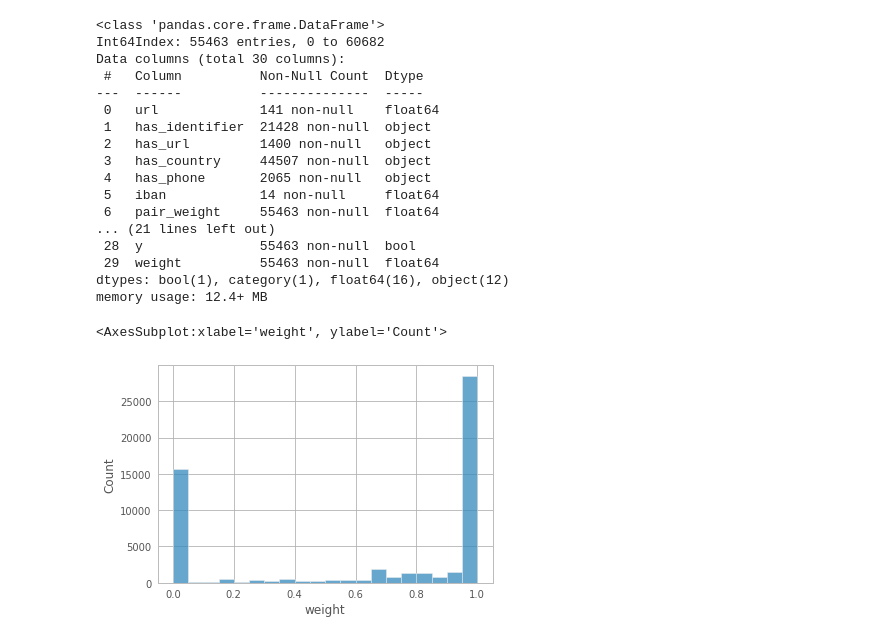
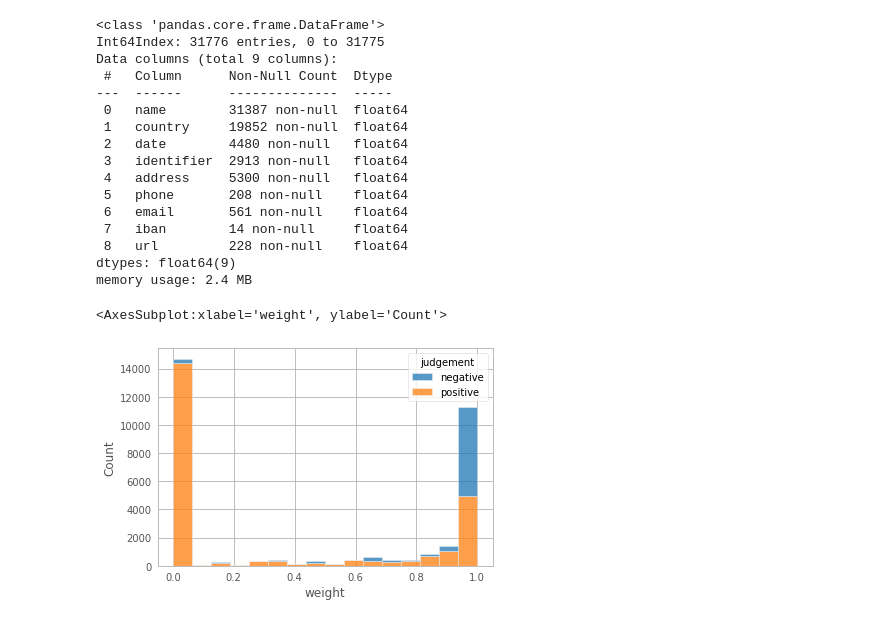
Before and after one commit to alephdata/followthemoney-predict, a Jupyter notebook: experiments/xref-experiments/xref_experiments/experiments/profiles/test_models.ipynb, the cells around one changed output. Cells and saved outputs as stored; diff of their text form; code cells hidden in the pictures.

```diff
--- a/experiments/xref-experiments/xref_experiments/experiments/profiles/test_models.ipynb
+++ b/experiments/xref-experiments/xref_experiments/experiments/profiles/test_models.ipynb
@@ -16,34 +22,37 @@ pd.set_option('display.max_columns', None)
 # %%
 profiles = ProfileCollection.load_dir('../../../data/profiles/')
 # %%
+#datafile = "profiles_processed_propcompare.pkl"
+datafile = "profiles_processed_groupscompare.pkl"
+datafile_path = '../../../data/' + datafile
 try:
-    df = pd.read_pickle('../../../data/profiles_processed.pkl')
+    raise FileNotFoundError
+    df = pd.read_pickle(datafile_path)
 except FileNotFoundError:
-    df = utils.profiles_to_pairs_pandas(profiles)
-    df.to_pickle('../../../data/profiles_processed.pkl')
+    df = utils.profiles_to_pairs_pandas(profiles, judgements={Judgement.POSITIVE, Judgement.NEGATIVE})
+    df.to_pickle(datafile_path)
 
 targets = utils.TARGETS
-df.info()
+df[targets].info()
 # %% [output]
 <class 'pandas.core.frame.DataFrame'>
-Int64Index: 55463 entries, 0 to 60682
-Data columns (total 30 columns):
- #   Column          Non-Null Count  Dtype
----  ------          --------------  -----
- 0   url             141 non-null    float64
- 1   has_identifier  21428 non-null  object
- 2   has_url         1400 non-null   object
- 3   has_country     44507 non-null  object
- 4   has_phone       2065 non-null   object
- 5   iban            14 non-null     float64
- 6   pair_weight     55463 non-null  float64
-... (21 lines left out)
- 28  y               55463 non-null  bool
- 29  weight          55463 non-null  float64
-dtypes: bool(1), category(1), float64(16), object(12)
-memory usage: 12.4+ MB
+Int64Index: 31776 entries, 0 to 31775
+Data columns (total 9 columns):
+ #   Column      Non-Null Count  Dtype
+---  ------      --------------  -----
+ 0   name        31387 non-null  float64
+ 1   country     19852 non-null  float64
+ 2   date        4480 non-null   float64
+ 3   identifier  2913 non-null   float64
+ 4   address     5300 non-null   float64
+ 5   phone       208 non-null    float64
+ 6   email       561 non-null    float64
+ 7   iban        14 non-null     float64
+ 8   url         228 non-null    float64
+dtypes: float64(9)
+memory usage: 2.4 MB
 # %%
-sns.histplot(df, x='weight')
+sns.histplot(df, x='weight', hue='judgement', multiple='stack')
 # %% [output]
 <AxesSubplot:xlabel='weight', ylabel='Count'>
-[figure, old version]
+[figure, new version]
```
Also changed, not shown: parts of 30 cells of this notebook, 6 other files.
